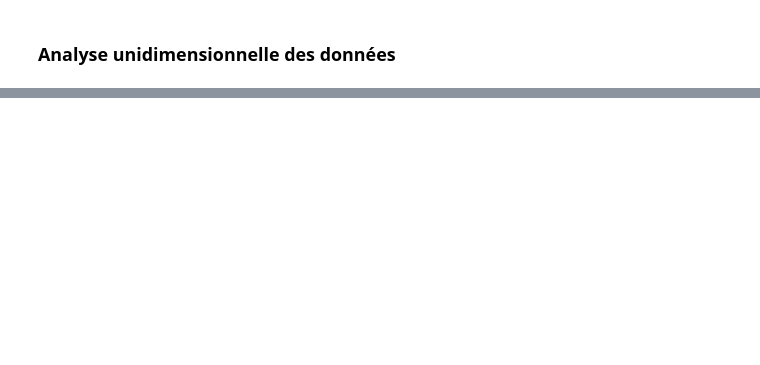
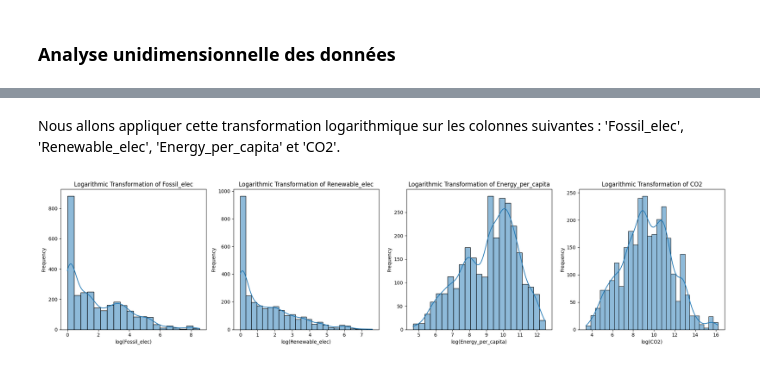
Before and after one commit to manonjulia/ProjetML, a Jupyter notebook: Comment.ipynb, the cells around one changed output, grey strips where cells are left out. Cells and saved outputs as stored; diff of their text form; code cells hidden in the pictures; blank space fills up the shorter version.

```diff
--- a/Comment.ipynb
+++ b/Comment.ipynb
@@ -215,0 +323,29 @@ Interprétation : Beaucoup de personnes ont un accès à l'électricité, mais c
+# %% [markdown]
+Nous allons appliquer cette transformation logarithmique sur les colonnes suivantes : 'Fossil_elec', 'Renewable_elec', 'Energy_per_capita' et 'CO2'.
+# %%
+# Liste des colonnes à transformer
+columns_to_transform = [
+    'Fossil_elec',
+    'Renewable_elec',
+    'Energy_per_capita',
+    'CO2'
+]
+
+# Appliquer la transformation logarithmique avec ajustement pour les valeurs nulles
+for col in columns_to_transform:
+    data[f'log_{col}'] = np.log(data[col] + 1)  # +1 pour gérer les valeurs de 0
+
+# Visualiser les distributions après transformation
+plt.figure(figsize=(20, 5))
+
+for i, col in enumerate(columns_to_transform, 1):
+    plt.subplot(1, 4, i)
+    sns.histplot(data[f'log_{col}'], kde=True)
+    plt.title(f'Logarithmic Transformation of {col}')
+    plt.xlabel(f'log({col})')
+    plt.ylabel('Frequency')
+
+plt.tight_layout()
+plt.show()
+# %% [output]
+[figure, added]
```
Also changed, not shown: parts of 46 cells of this notebook.
